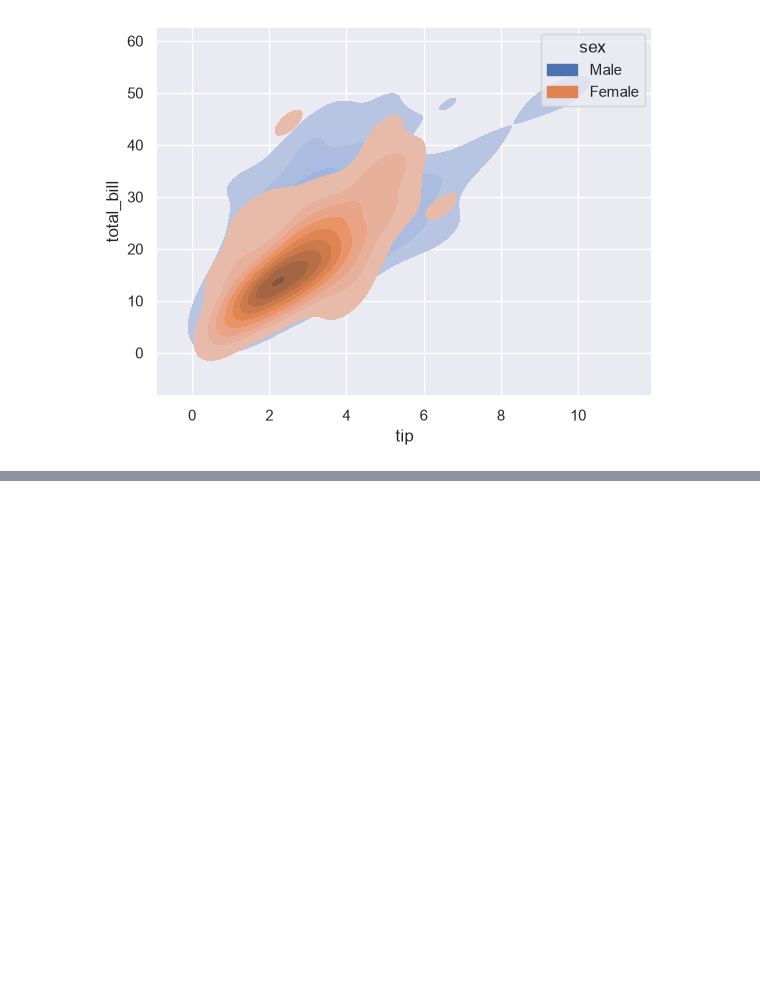
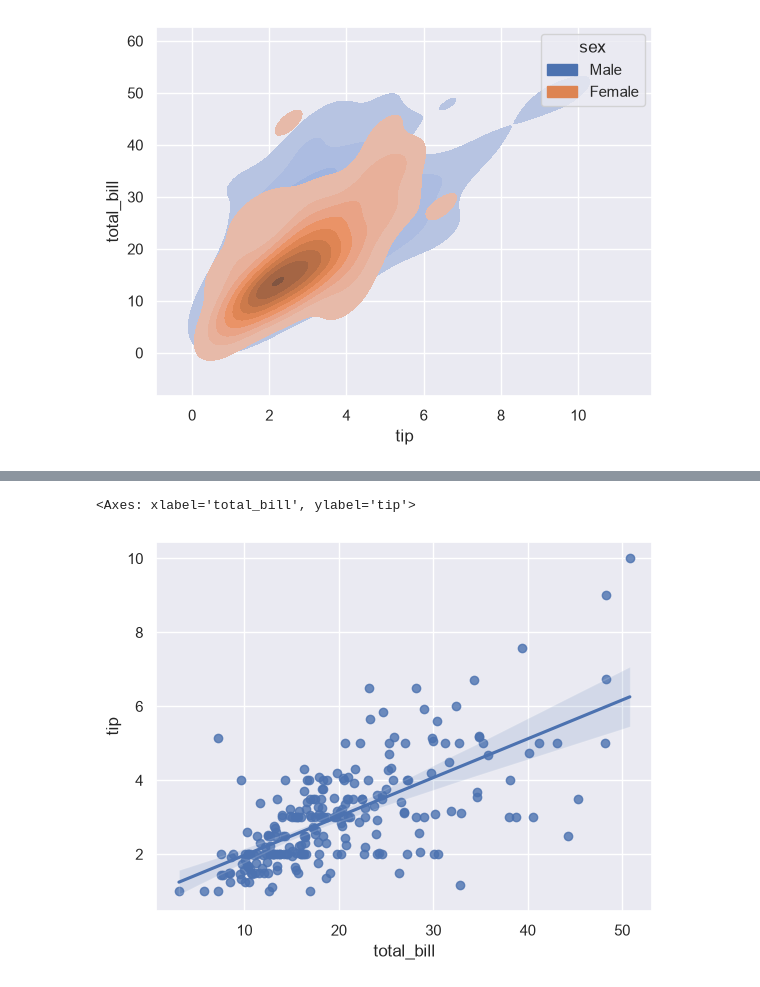
Before and after one commit to Aryanbhayji/Seaborn-library, a Jupyter notebook: main.ipynb, the cells around one changed output, grey strips where cells are left out. Saved outputs shown, nothing was run; the diff lists cells and outputs as text; code cells hidden in the pictures; blank space fills up the shorter version.

```diff
--- a/main.ipynb
+++ b/main.ipynb
@@ -92,0 +107,6 @@ sns.kdeplot(data,x="tip",y="total_bill",fill=True,hue="sex")
+# %%
+#Plot data and a linear regression model fit.
+sns.regplot(data=data,x="total_bill",y="tip",scatter=True)
+# %% [output]
+<Axes: xlabel='total_bill', ylabel='tip'>
+[figure, added]
```
Also changed, not shown: parts of 6 cells of this notebook.
